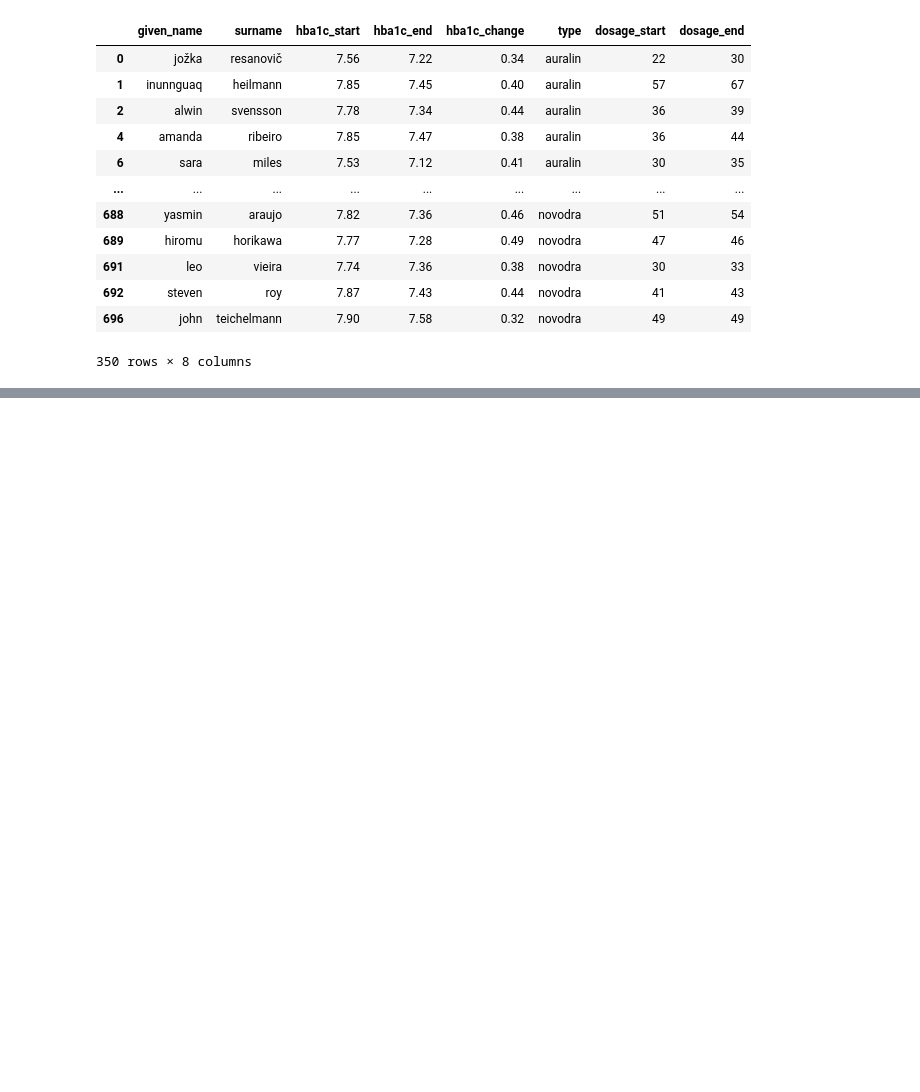
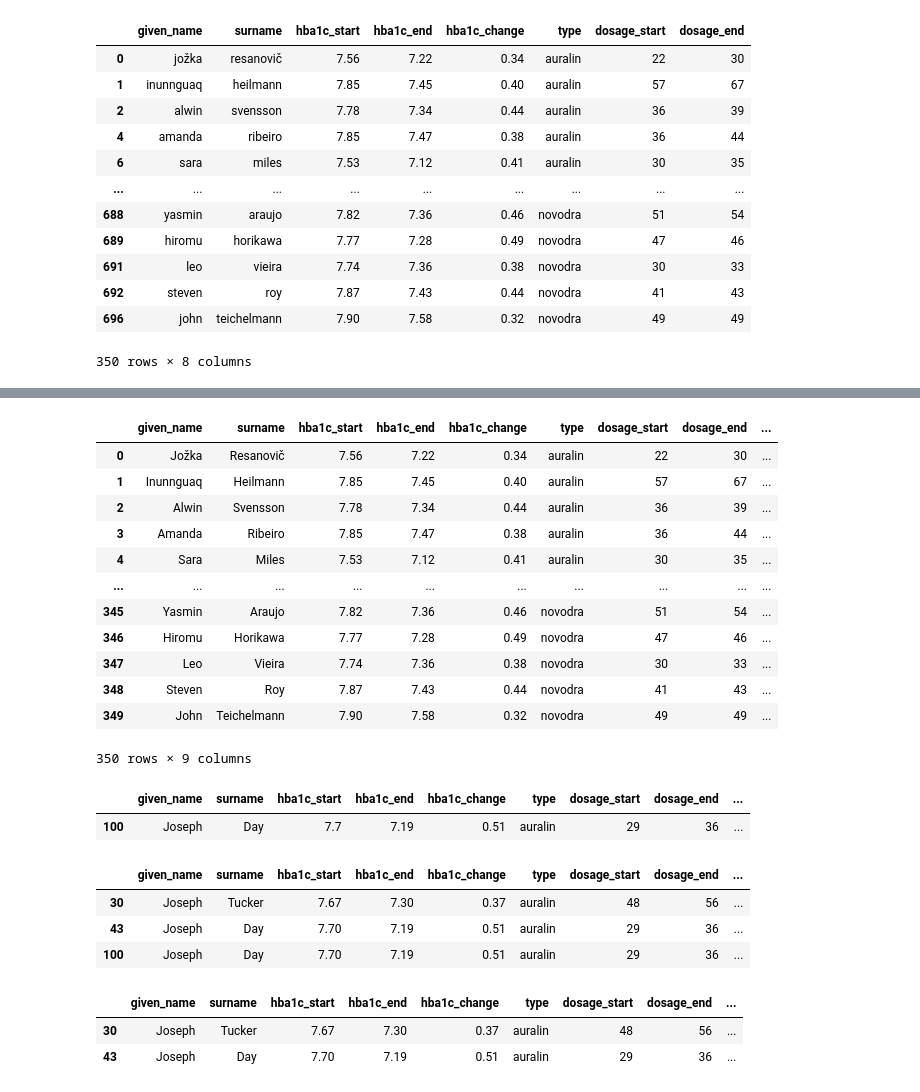
Before and after one commit to Apurba1903/Data_Analysis, a Jupyter notebook: Week 11 data_accessing_and_cleaning.ipynb, the cells around one changed output, grey strips where cells are left out. Cells and saved outputs as stored; diff of their text form; code cells hidden in the pictures; blank space fills up the shorter version.

```diff
--- a/Week 11 data_accessing_and_cleaning.ipynb
+++ b/Week 11 data_accessing_and_cleaning.ipynb
@@ -618,0 +1049,35 @@ treatments_df = treatments_df.merge(adverse_reactions_df, how='left', on=['given
+# %%
+# Issue 1: given_name and surname col is is all lower case `consistency`
+
+# Convert given_name and surname to proper case
+treatments_df['given_name'] = treatments_df['given_name'].str.title()
+treatments_df['surname'] = treatments_df['surname'].str.title()
+# %%
+treatments_df
+# %% [output]
+|  | given_name | surname | hba1c_start | hba1c_end | hba1c_change | type | dosage_start | dosage_end | ... |
+| 0 | Jožka | Resanovič | 7.56 | 7.22 | 0.34 | auralin | 22 | 30 | ... |
+| 1 | Inunnguaq | Heilmann | 7.85 | 7.45 | 0.40 | auralin | 57 | 67 | ... |
+| 2 | Alwin | Svensson | 7.78 | 7.34 | 0.44 | auralin | 36 | 39 | ... |
+| 3 | Amanda | Ribeiro | 7.85 | 7.47 | 0.38 | auralin | 36 | 44 | ... |
+| 4 | Sara | Miles | 7.53 | 7.12 | 0.41 | auralin | 30 | 35 | ... |
+| ... | ... | ... | ... | ... | ... | ... | ... | ... | ... |
+| 345 | Yasmin | Araujo | 7.82 | 7.36 | 0.46 | novodra | 51 | 54 | ... |
+| 346 | Hiromu | Horikawa | 7.77 | 7.28 | 0.49 | novodra | 47 | 46 | ... |
+| 347 | Leo | Vieira | 7.74 | 7.36 | 0.38 | novodra | 30 | 33 | ... |
+| 348 | Steven | Roy | 7.87 | 7.43 | 0.44 | novodra | 41 | 43 | ... |
+| 349 | John | Teichelmann | 7.90 | 7.58 | 0.32 | novodra | 49 | 49 | ... |
+350 rows × 9 columns
+# %%
+# Issue:  1 duplicate entry by the name Joseph day `accuracy`
+treatments_df[treatments_df.duplicated(subset=['given_name', 'surname'])]
+# %% [output]
+|  | given_name | surname | hba1c_start | hba1c_end | hba1c_change | type | dosage_start | dosage_end | ... |
+| 100 | Joseph | Day | 7.7 | 7.19 | 0.51 | auralin | 29 | 36 | ... |
+# %%
+treatments_df[treatments_df['given_name']=='Joseph']
+# %% [output]
+|  | given_name | surname | hba1c_start | hba1c_end | hba1c_change | type | dosage_start | dosage_end | ... |
+| 30 | Joseph | Tucker | 7.67 | 7.30 | 0.37 | auralin | 48 | 56 | ... |
+| 43 | Joseph | Day | 7.70 | 7.19 | 0.51 | auralin | 29 | 36 | ... |
+| 100 | Joseph | Day | 7.70 | 7.19 | 0.51 | auralin | 29 | 36 | ... |
@@ -618,0 +1088,6 @@ treatments_df = treatments_df.merge(adverse_reactions_df, how='left', on=['given
+# %%
+treatments_df[treatments_df['given_name']=='Joseph']
+# %% [output]
+|  | given_name | surname | hba1c_start | hba1c_end | hba1c_change | type | dosage_start | dosage_end | ... |
+| 30 | Joseph | Tucker | 7.67 | 7.30 | 0.37 | auralin | 48 | 56 | ... |
+| 43 | Joseph | Day | 7.70 | 7.19 | 0.51 | auralin | 29 | 36 | ... |
```
Also changed, not shown: parts of 52 cells of this notebook, 1 other file.
